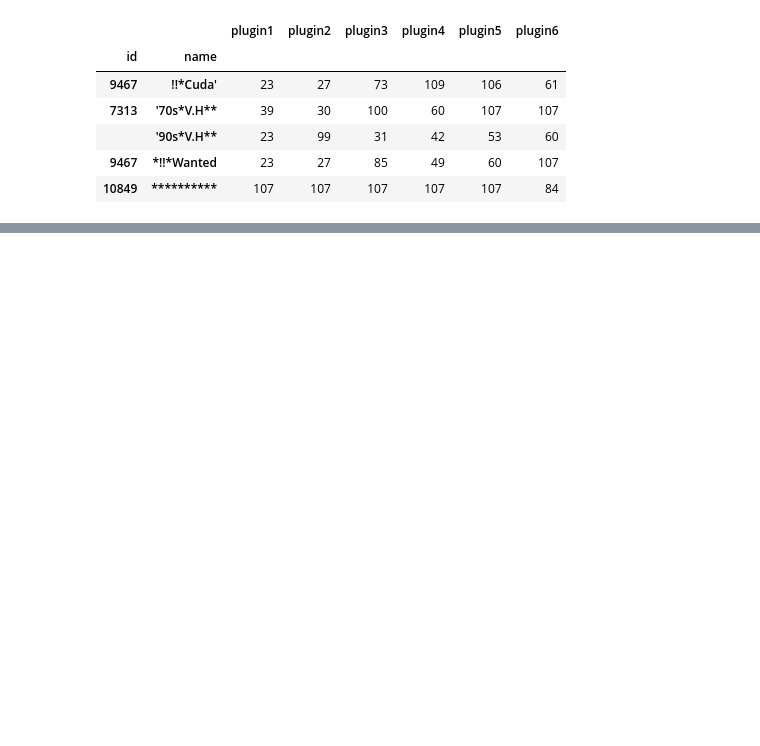
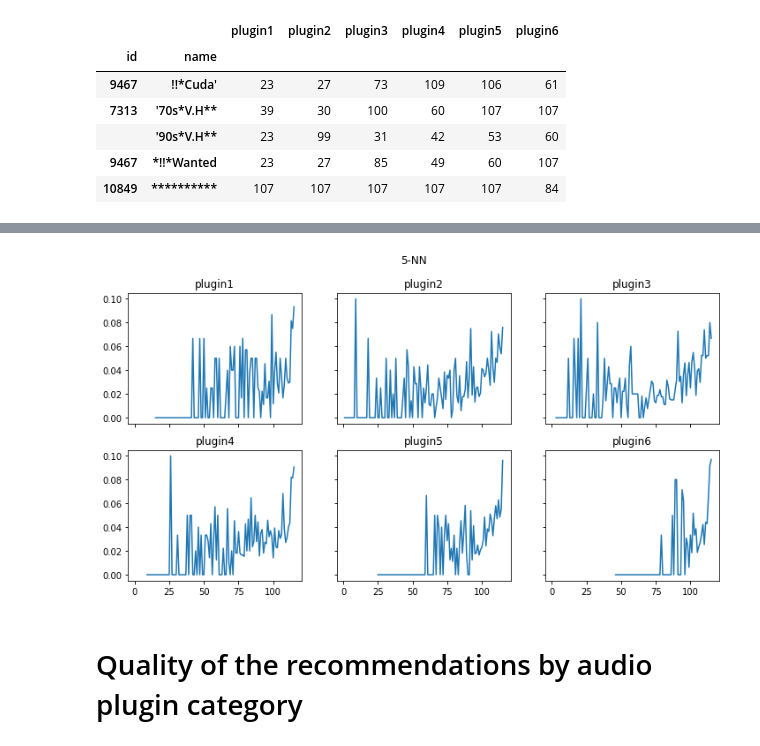
Before and after one commit to SrMouraSilva/RBM, a Jupyter notebook: experiments/notebooks/knn.ipynb, the cells around one changed output, grey strips where cells are left out. Saved outputs shown, nothing was run; the diff lists cells and outputs as text; code cells hidden in the pictures; blank space fills up the shorter version.

```diff
--- a/experiments/notebooks/knn.ipynb
+++ b/experiments/notebooks/knn.ipynb
@@ -83,0 +220,6 @@ TOTAL: 0.5135254803675856
+# %%
+individual_accuracy(total, hits_kfolds_k5_mean, '5-NN')
+# %% [output]
+[figure, added]
+# %% [markdown]
+# Quality of the recommendations by audio plugin category
```
Also changed, not shown: parts of 14 cells of this notebook, 1 other file.
